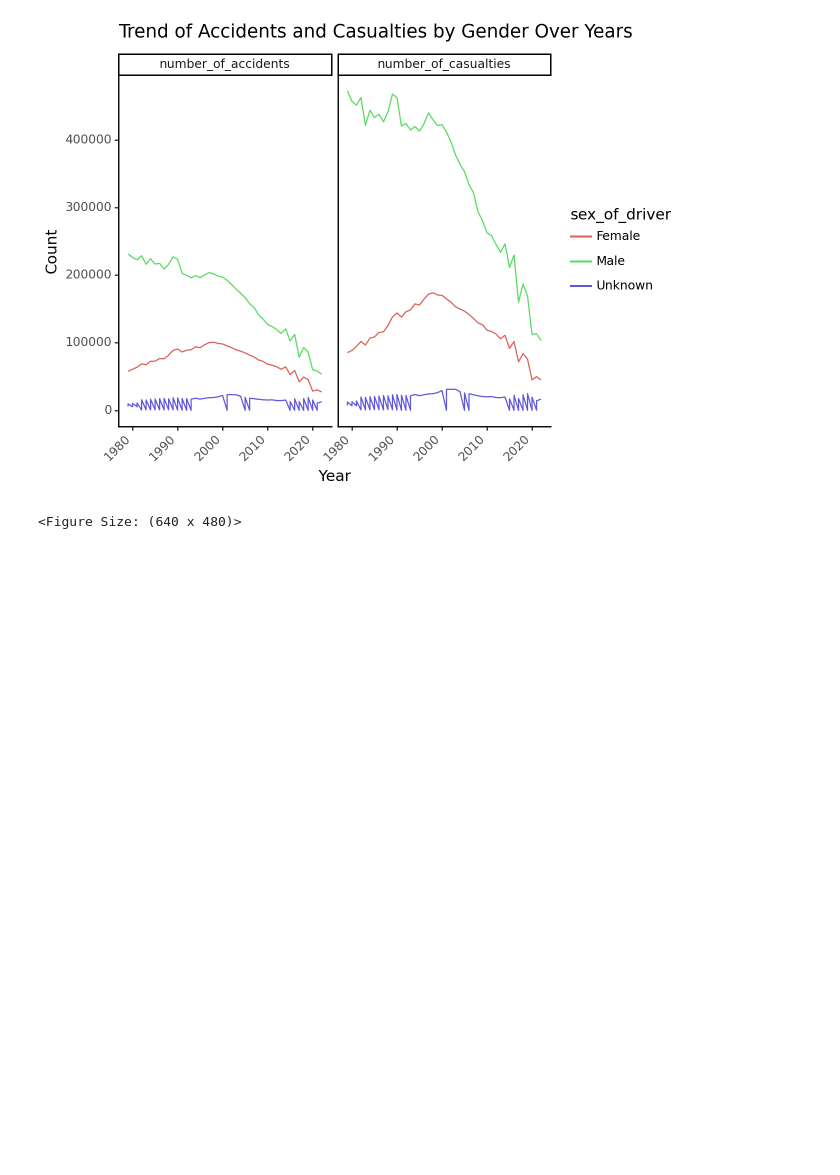
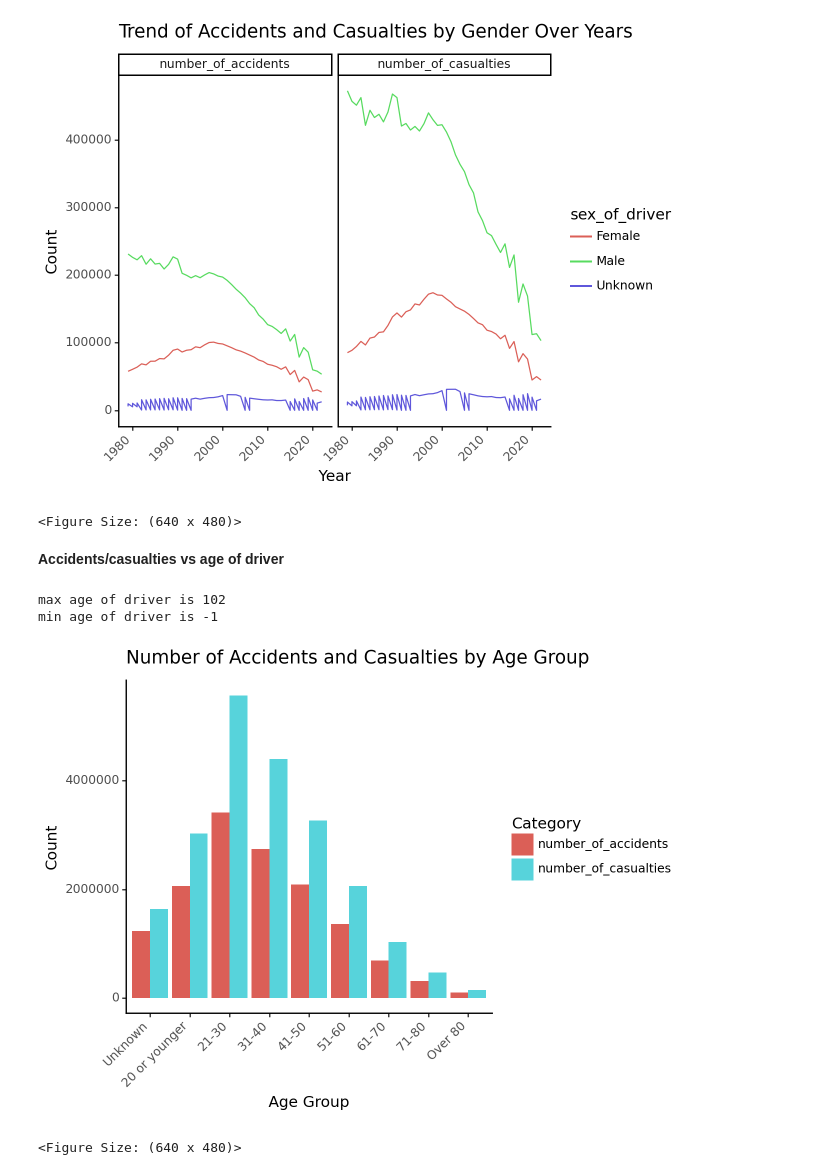
Before and after one commit to nikolaymoshenskiy/IDS-UK-road-accidents, a Jupyter notebook: LM_visualisation.ipynb, the cells around one changed output. Drawn from its saved outputs; the diff is of its cells as text; code cells hidden in the pictures; blank space fills up the shorter version.

Commit message:
Add code for visualising accidents and casualties by age group (binned age data)

```diff
--- a/LM_visualisation.ipynb
+++ b/LM_visualisation.ipynb
@@ -316,3 +316,48 @@ gender_line_plot
 # %% [output]
 [figure]
 <Figure Size: (640 x 480)>
+# %% [markdown]
+**Accidents/casualties vs age of driver**
+# %%
+print("max age of driver is", road_acc_data['age_of_driver'].max())
+print("min age of driver is", road_acc_data['age_of_driver'].min())
+# %% [output]
+max age of driver is 102
+min age of driver is -1
+# %%
+# Barplot with binned age of driver
+
+# Copy the data
+age_data = road_acc_data.copy()
+
+#known_age_data = age_data[age_data['age_of_driver'] != -1]
+
+# Bin ages for rows where age_of_driver is not -1
+bins = [-2, -1, 20, 30, 40, 50, 60, 70, 80, 105]  # Adjust as needed
+labels = ['Unknown', '20 or younger', '21-30', '31-40', '41-50', '51-60', '61-70', '71-80', 'Over 80']
+age_data['age_group'] = pd.cut(age_data['age_of_driver'], bins=bins, labels=labels, right=True, include_lowest=True)
+
+# Group by age group and aggregate
+age_data = age_data.groupby('age_group').agg({'accident_index': pd.Series.nunique,
+                                              'number_of_casualties': 'sum'}).reset_index()
+
+# Rename columns for clarity
+age_data.columns = ['age_group', 'number_of_accidents', 'number_of_casualties']
+
+# Melting the DataFrame for use in plotnine
+age_data_melted = age_data.melt(id_vars='age_group', var_name='Category', value_name='Count')
+
+# Creating the bar plot
+age_plot = (
+    ggplot(age_data_melted, aes(x='age_group', y='Count', fill='Category')) +
+    geom_bar(stat='identity', position='dodge') +
+    labs(x='Age Group', y='Count', title='Number of Accidents and Casualties by Age Group') +
+    theme_classic() +
+    theme(axis_text_x=element_text(rotation=45, hjust=1))
+)
+
+# Display the plot
+age_plot
+# %% [output]
+[figure, added]
+<Figure Size: (640 x 480)>
```
